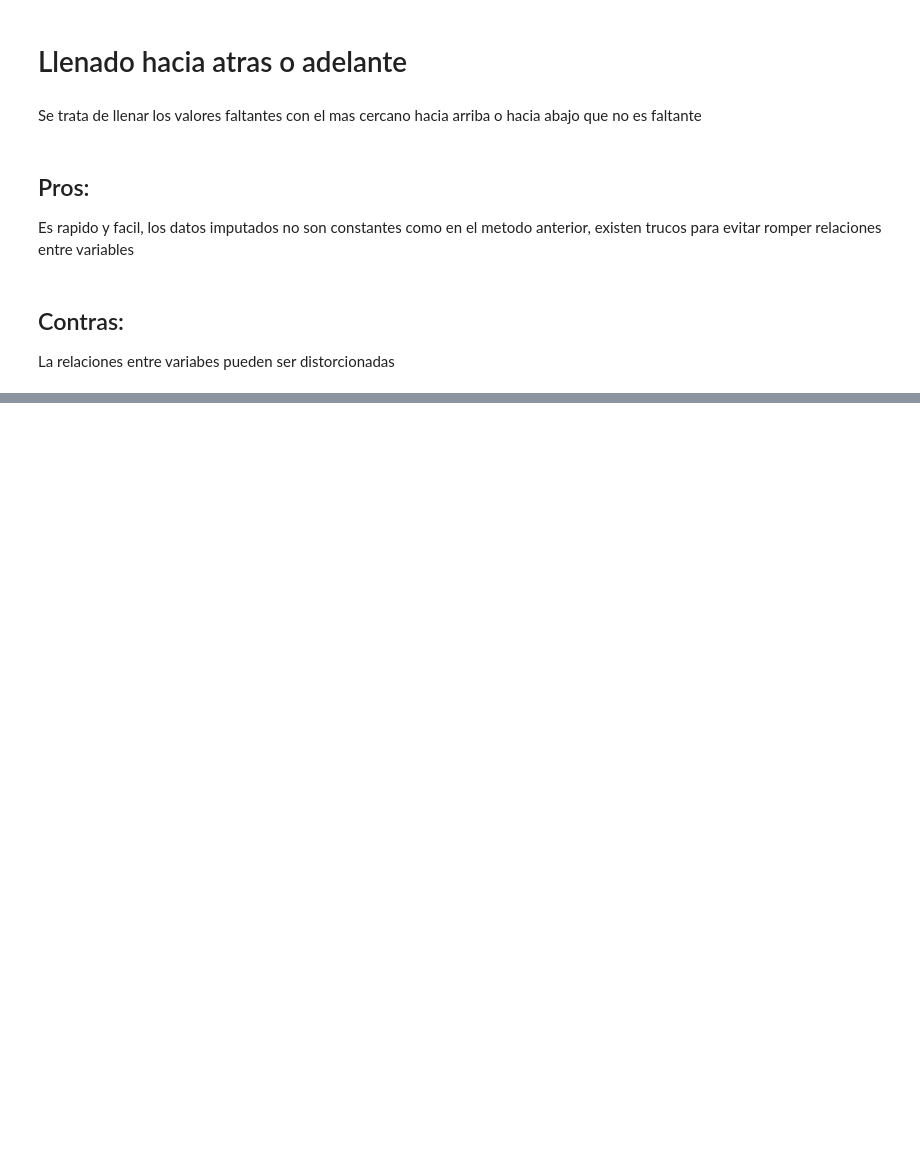
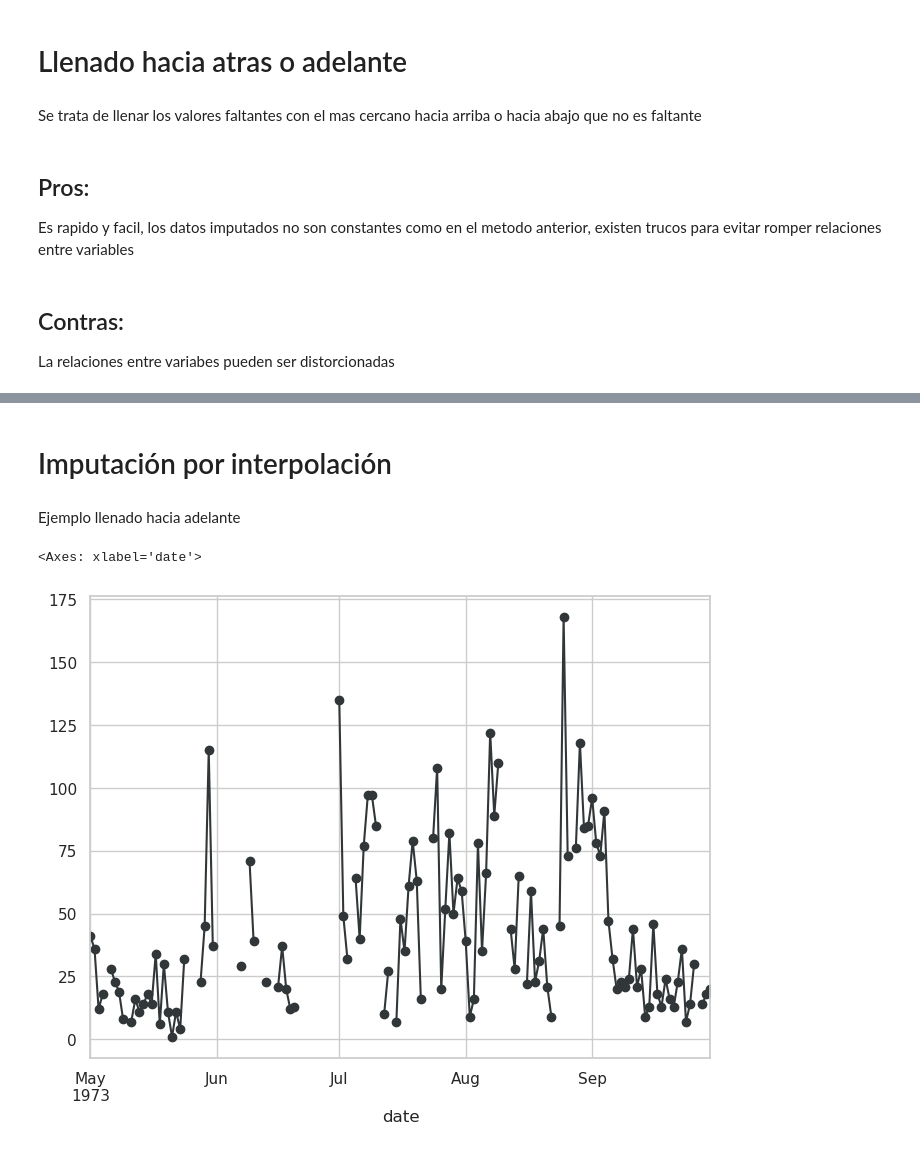
Before and after one commit to RiemannIntegrable/Notas-de-cursos-en-platzi, a Jupyter notebook: CurDatosFalt_2/Notebooks/Notebook.ipynb, the cells around one changed output, grey strips where cells are left out. Cells and saved outputs as stored; diff of their text form; code cells hidden in the pictures; blank space fills up the shorter version.

```diff
--- a/CurDatosFalt_2/Notebooks/Notebook.ipynb
+++ b/CurDatosFalt_2/Notebooks/Notebook.ipynb
@@ -543,0 +589,17 @@ La relaciones entre variabes pueden ser distorcionadas
+# %% [markdown]
+# Imputación por interpolación
+# %% [markdown]
+Ejemplo llenado hacia adelante
+# %%
+(
+    airquality_df
+    .select_columns("ozone")
+    .pipe(
+        lambda df: (
+            df.ozone.plot(color = "#313638", marker = "o")
+        )
+    )
+)
+# %% [output]
+<Axes: xlabel='date'>
+[figure, added]
```
Also changed, not shown: parts of 28 cells of this notebook.
